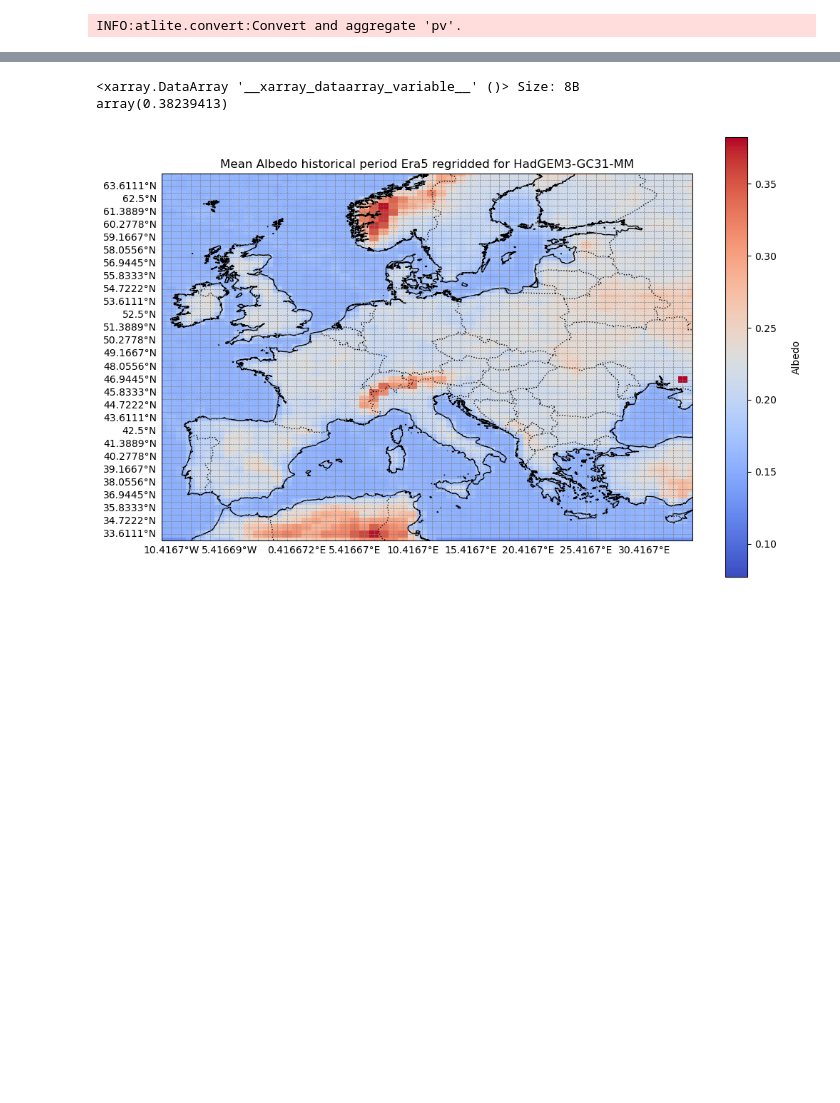
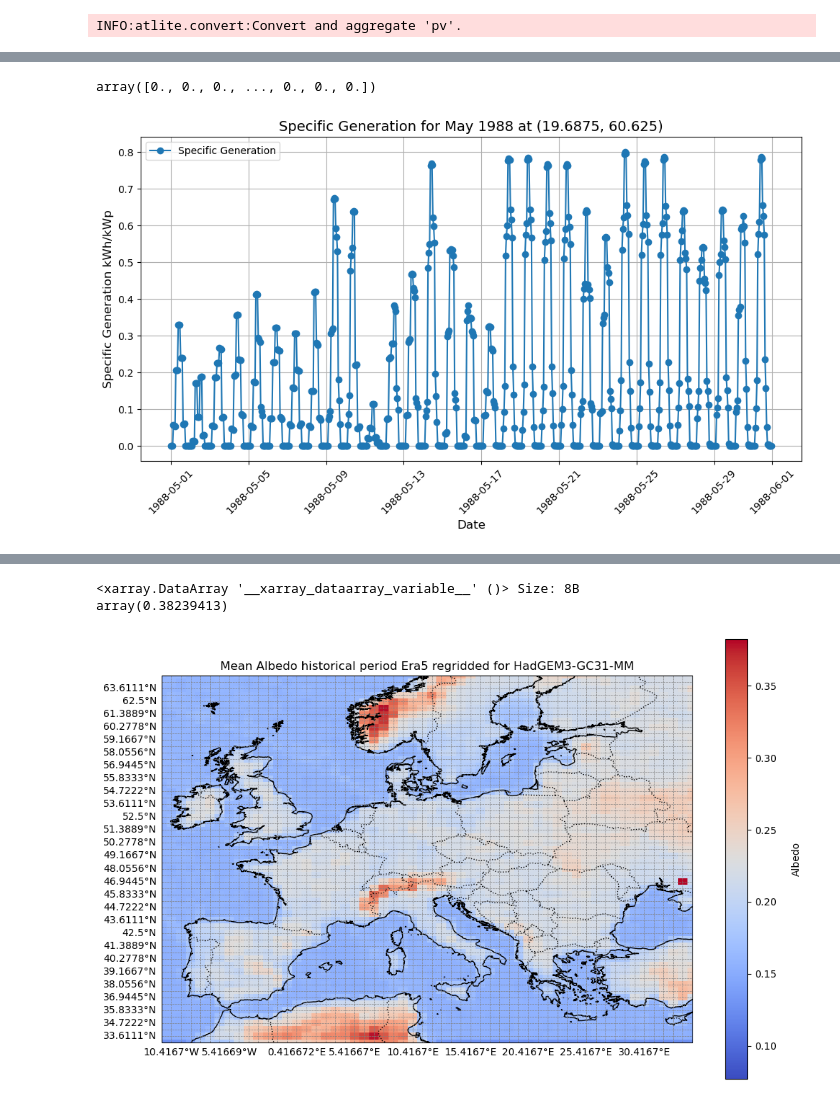
Before and after one commit to martabresco/Climate-Change-Impacted-Solar-Energy-Generation, a Jupyter notebook: bias_factors_albedo_check.ipynb, the cells around one changed output, grey strips where cells are left out. Drawn from its saved outputs; the diff is of its cells as text; code cells hidden in the pictures; blank space fills up the shorter version.

```diff
--- a/bias_factors_albedo_check.ipynb
+++ b/bias_factors_albedo_check.ipynb
@@ -32,0 +81,2 @@ vmax = max(solar_power.max(), solar_power_era5.max())
+# %%
+ds_1988=xr.open_dataset("/work/users/s233224/Climate-Change-Impacted-Solar-Energy-Generation/power/ACCESS-CM2/historical/solar_power_1988.nc")
@@ -32,0 +94,27 @@ vmax = max(solar_power.max(), solar_power_era5.max())
+# %%
+ds_1988['specific generation'].sel(lon=19.6875, lat=60.625).values
+# %% [output]
+array([0., 0., 0., ..., 0., 0., 0.])
+# %%
+import matplotlib.pyplot as plt
+import pandas as pd
+
+# Select the data for one month (e.g., January 1988)
+specific_gen = ds_1988['specific generation'].sel(lon=19.6875, lat=60.625, time=slice("1988-05-01", "1988-05-31"))
+
+# Convert to pandas for easier plotting
+specific_gen_df = specific_gen.to_pandas()
+
+# Plot the data
+plt.figure(figsize=(10, 6))
+plt.plot(specific_gen_df.index, specific_gen_df.values, marker='o', linestyle='-', label='Specific Generation')
+plt.title('Specific Generation for May 1988 at (19.6875, 60.625)', fontsize=14)
+plt.xlabel('Date', fontsize=12)
+plt.ylabel('Specific Generation kWh/kWp', fontsize=12)
+plt.grid(True)
+plt.legend()
+plt.xticks(rotation=45)
+plt.tight_layout()
+plt.show()
+# %% [output]
+[figure, added]
```
Also changed, not shown: parts of 9 cells of this notebook, 6 other files.
